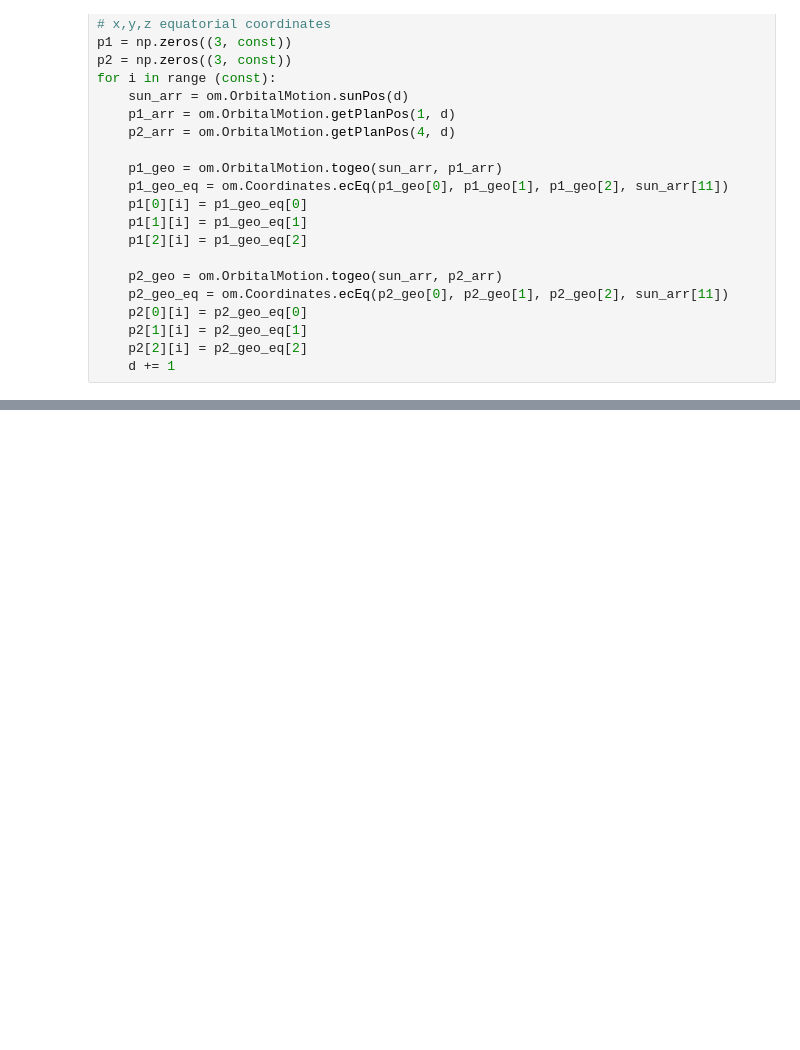
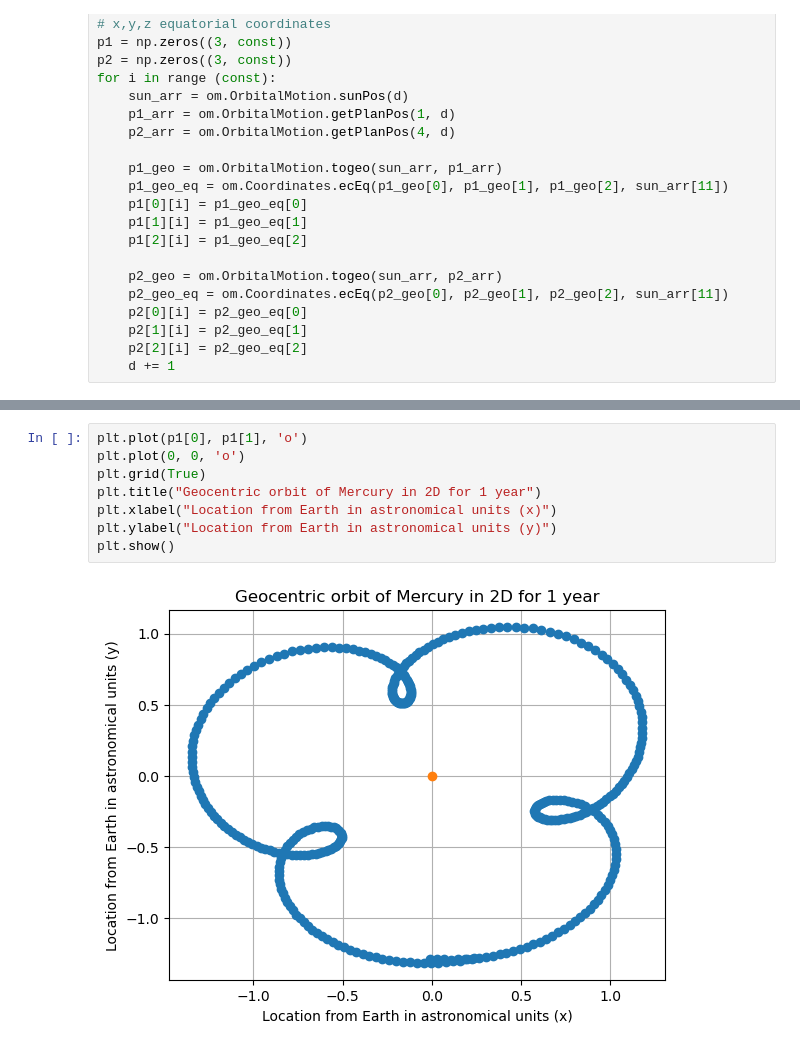
Before and after one commit to kpetwe/Orbital-Motion, a Jupyter notebook: WXML-Testing.ipynb, the cells around one changed output, grey strips where cells are left out. Drawn from its saved outputs; the diff is of its cells as text; blank space fills up the shorter version.

```diff
--- a/WXML-Testing.ipynb
+++ b/WXML-Testing.ipynb
@@ -73,0 +219,10 @@ print(z1)
+# %%
+plt.plot(p1[0], p1[1], 'o')
+plt.plot(0, 0, 'o')
+plt.grid(True)
+plt.title("Geocentric orbit of Mercury in 2D for 1 year")
+plt.xlabel("Location from Earth in astronomical units (x)")
+plt.ylabel("Location from Earth in astronomical units (y)")
+plt.show()
+# %% [output]
+[figure, added]
```
Also changed, not shown: parts of 11 cells of this notebook, 1 other file.
